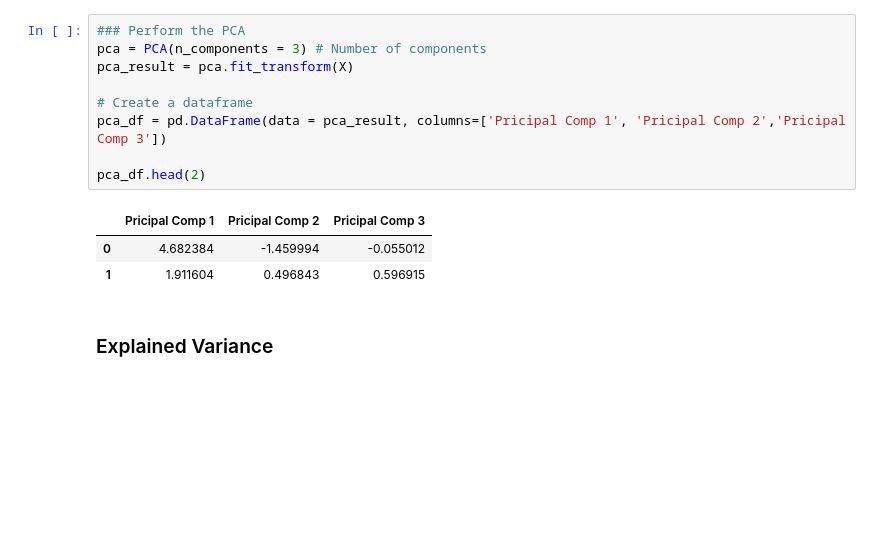
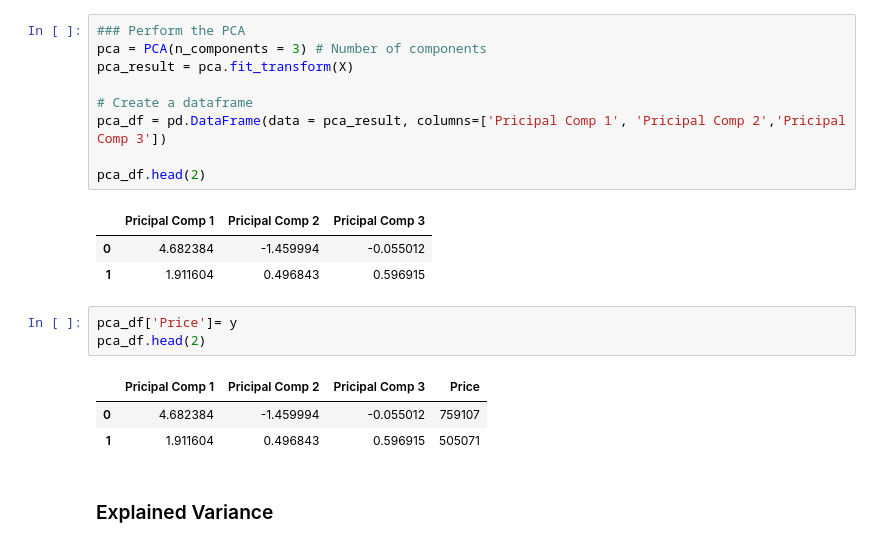
Before and after one commit to Karlajack/MachineLearning2_Advance, a Jupyter notebook: Week1_Project_Dimensionality_Reduction.ipynb, the cells around one changed output. Cells and saved outputs as stored; diff of their text form; blank space fills up the shorter version.

```diff
--- a/Week1_Project_Dimensionality_Reduction.ipynb
+++ b/Week1_Project_Dimensionality_Reduction.ipynb
@@ -176,6 +182,13 @@ pca_df.head(2)
 |  | Pricipal Comp 1 | Pricipal Comp 2 | Pricipal Comp 3 |
 | 0 | 4.682384 | -1.459994 | -0.055012 |
 | 1 | 1.911604 | 0.496843 | 0.596915 |
+# %%
+pca_df['Price']= y
+pca_df.head(2)
+# %% [output]
+|  | Pricipal Comp 1 | Pricipal Comp 2 | Pricipal Comp 3 | Price |
+| 0 | 4.682384 | -1.459994 | -0.055012 | 759107 |
+| 1 | 1.911604 | 0.496843 | 0.596915 | 505071 |
 # %% [markdown]
 ### Explained Variance
 # %%
```
Also changed, not shown: parts of 4 cells of this notebook.
